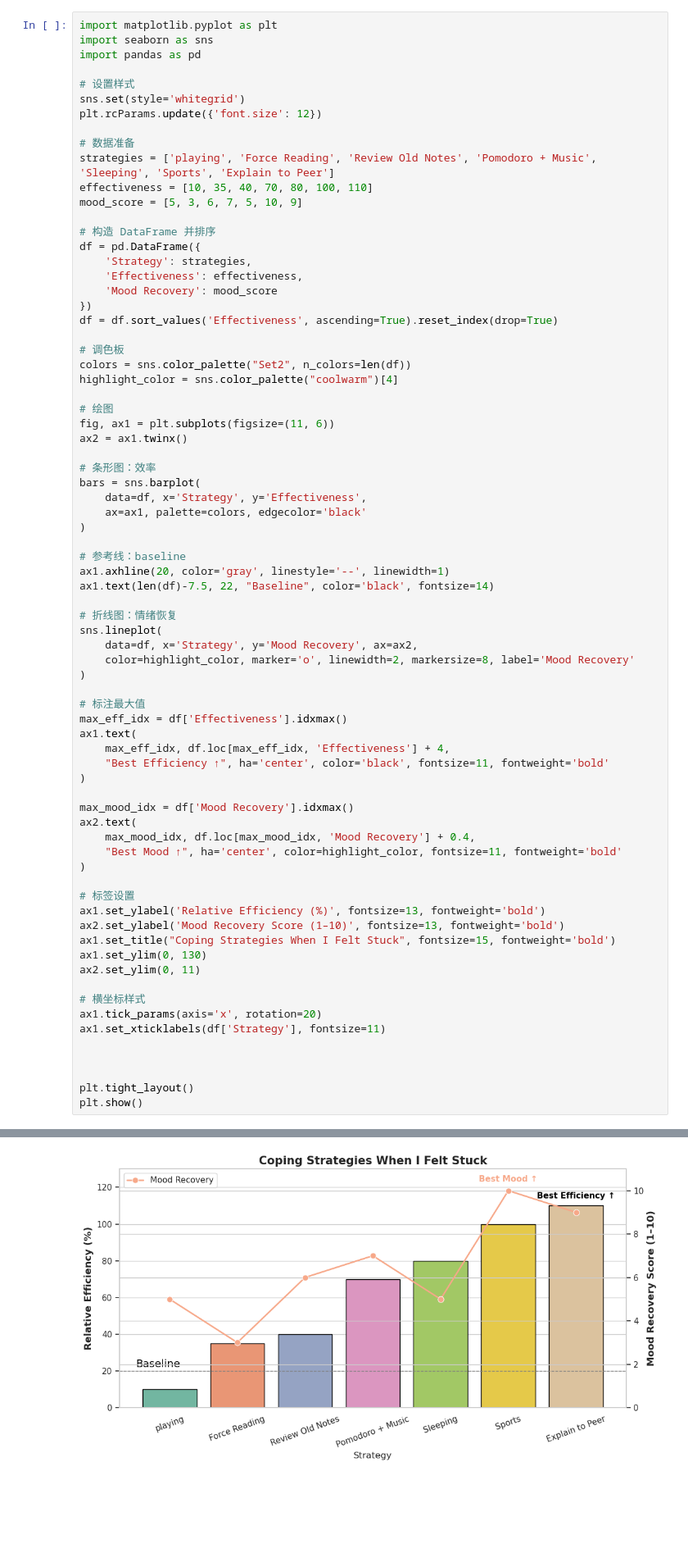
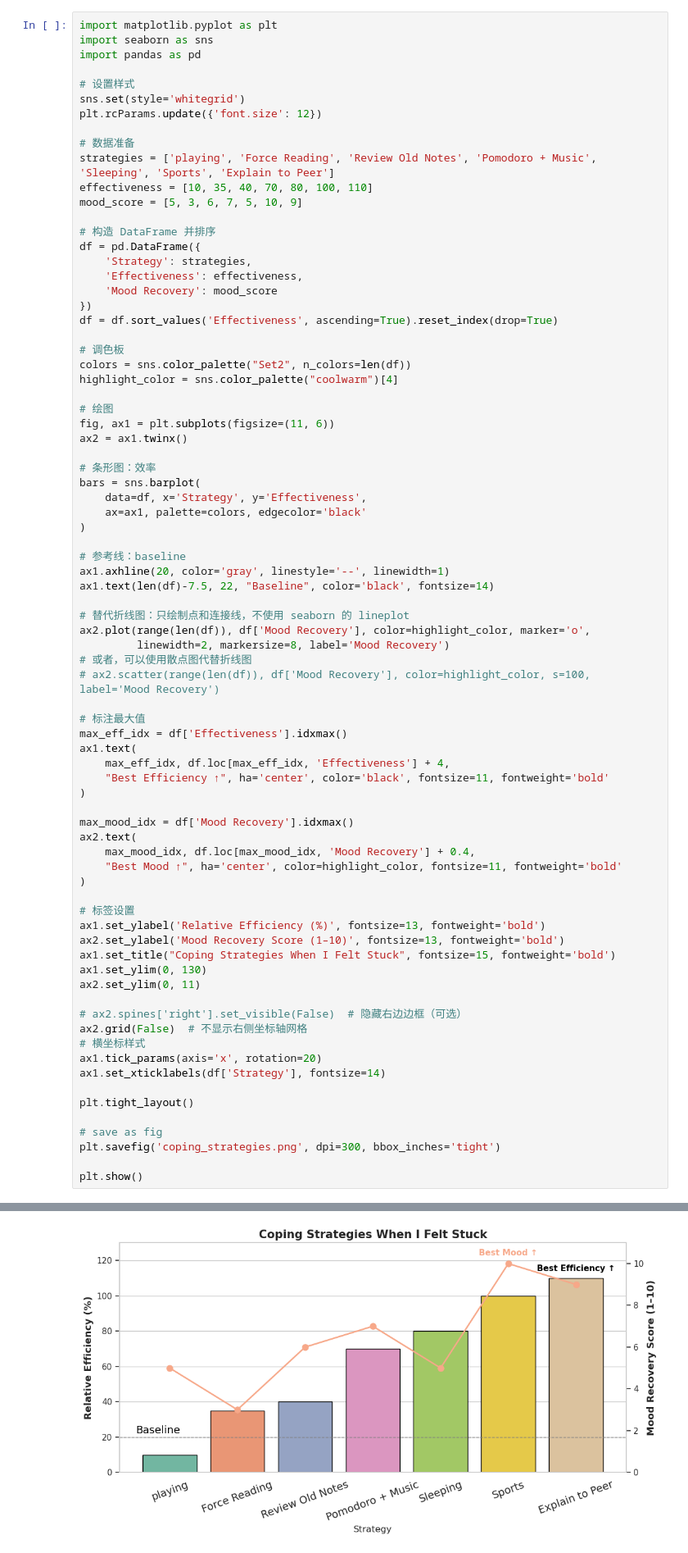
Before and after one commit to HaibinLai/HaibinLai.github.io, a Jupyter notebook: exp3.ipynb, the cells around one changed output, grey strips where cells are left out. Shown at 82% size. Cells and saved outputs as stored; diff of their text form; blank space fills up the shorter version.

```diff
--- a/exp3.ipynb
+++ b/exp3.ipynb
@@ -123,42 +123,46 @@ bars = sns.barplot(
 ax1.axhline(20, color='gray', linestyle='--', linewidth=1)
 ax1.text(len(df)-7.5, 22, "Baseline", color='black', fontsize=14)
 
-# 折线图：情绪恢复
-sns.lineplot(
-    data=df, x='Strategy', y='Mood Recovery', ax=ax2,
-    color=highlight_color, marker='o', linewidth=2, markersize=8, label='Mood Recovery'
-)
+# 替代折线图：只绘制点和连接线，不使用 seaborn 的 lineplot
+ax2.plot(range(len(df)), df['Mood Recovery'], color=highlight_color, marker='o',
+         linewidth=2, markersize=8, label='Mood Recovery')
+# 或者，可以使用散点图代替折线图
+# ax2.scatter(range(len(df)), df['Mood Recovery'], color=highlight_color, s=100, label='Mood Recovery')
 
 # 标注最大值
 max_eff_idx = df['Effectiveness'].idxmax()
 ax1.text(
     max_eff_idx, df.loc[max_eff_idx, 'Effectiveness'] + 4,
     "Best Efficiency ↑", ha='center', color='black', fontsize=11, fontweight='bold'
 )
 
 max_mood_idx = df['Mood Recovery'].idxmax()
 ax2.text(
     max_mood_idx, df.loc[max_mood_idx, 'Mood Recovery'] + 0.4,
     "Best Mood ↑", ha='center', color=highlight_color, fontsize=11, fontweight='bold'
 )
 
 # 标签设置
 ax1.set_ylabel('Relative Efficiency (%)', fontsize=13, fontweight='bold')
 ax2.set_ylabel('Mood Recovery Score (1–10)', fontsize=13, fontweight='bold')
 ax1.set_title("Coping Strategies When I Felt Stuck", fontsize=15, fontweight='bold')
 ax1.set_ylim(0, 130)
 ax2.set_ylim(0, 11)
 
+# ax2.spines['right'].set_visible(False)  # 隐藏右边边框（可选）
+ax2.grid(False)  # 不显示右侧坐标轴网格
 # 横坐标样式
 ax1.tick_params(axis='x', rotation=20)
-ax1.set_xticklabels(df['Strategy'], fontsize=11)
-
-
+ax1.set_xticklabels(df['Strategy'], fontsize=14)
 
 plt.tight_layout()
+
+# save as fig
+plt.savefig('coping_strategies.png', dpi=300, bbox_inches='tight')
+
 plt.show()
 # %% [output]
 Passing `palette` without assigning `hue` is deprecated and will be removed in v0.14.0. Assign the `x` variable to `hue` and set `legend=False` for the same effect.
 
   bars = sns.barplot(
-[figure, old version]
+[figure, new version]
```
Also changed, not shown: 4 other files.
